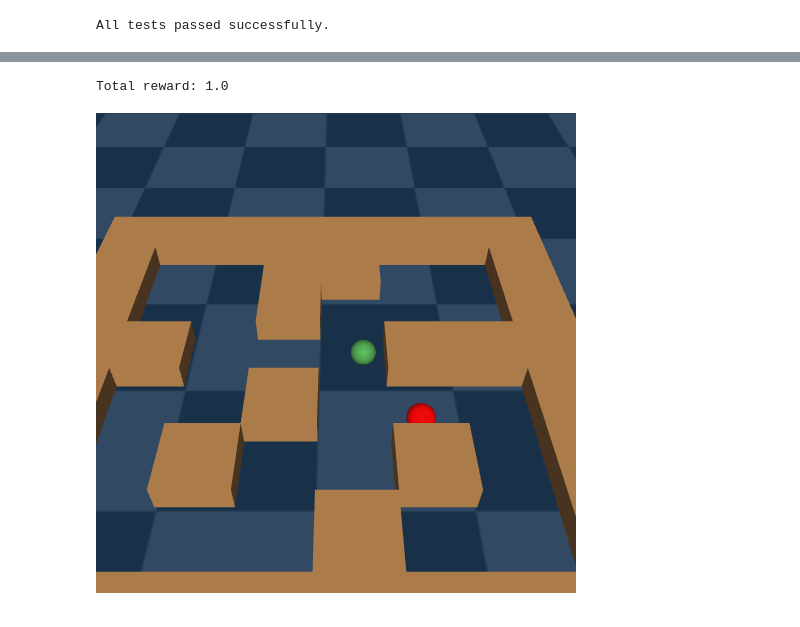
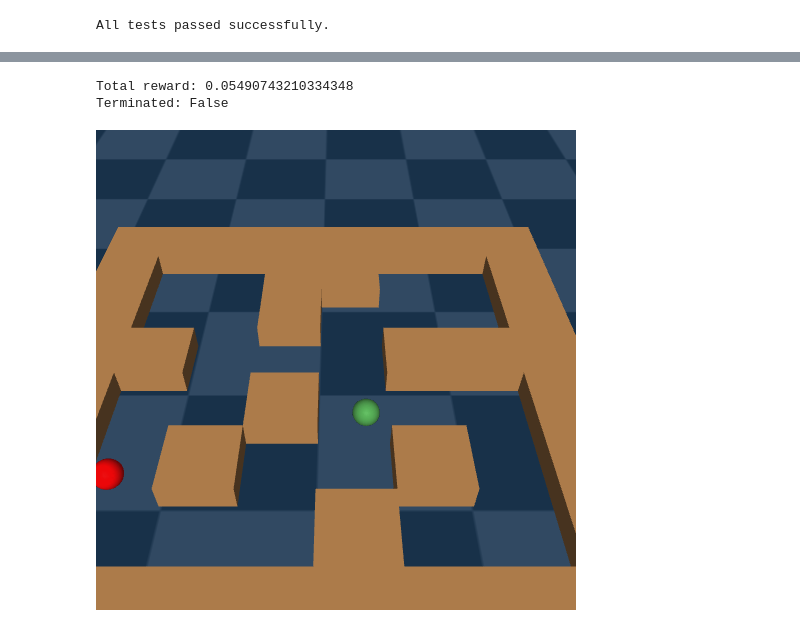
Before and after one commit to abrarsheikh/blog, a Jupyter notebook: content/offline_rl.ipynb, the cells around one changed output, grey strips where cells are left out. Saved outputs shown, nothing was run; the diff lists cells and outputs as text; code cells hidden in the pictures.

```diff
--- a/content/offline_rl.ipynb
+++ b/content/offline_rl.ipynb
@@ -794,8 +813,8 @@ def rollout(
         obs = next_obs
 
     if generate_gif:
-        return total_reward, trajectory, imgs
-    return total_reward, trajectory, _
+        return total_reward, trajectory, imgs, terminated
+    return total_reward, trajectory, _, terminated
 # %%
 def calculate_loss(
     model: nn.Module,
@@ -959,20 +1029,18 @@ Using device: mps
 # %%
-total_reward, trajectory, imgs = rollout(
+total_reward, trajectory, imgs, terminated = rollout(
     model=model,
-    env=minari.load_dataset("D4RL/pointmaze/medium-v2", True).recover_environment(
-        render_mode="rgb_array", continuing_task=False
-    ),
+    env=env,
     discretizer=dataset.discretizer,
-    beam_width=4,
-    beam_steps=3,
-    beam_context=7,
-    sample_expansion=2,
+    beam_width=32 if not local else 4,
+    beam_steps=5 if not local else 3,
+    beam_context=5 if not local else 7,
+    sample_expansion=2 if not local else 1,
     observation_dim=observation_dim,
     action_dim=action_dim,
     reward_dim=reward_dim,
     value_dim=value_dim,
     transition_dim=transition_dim,
-    max_steps=400,
+    max_steps=400 if not local else 2,
     plan_every=1,
     obs_top_k=1,
     act_top_k=2,
@@ -983,15 +1051,17 @@ total_reward, trajectory, imgs = rollout(
     generate_gif=True,
 )
 print(f"Total reward: {total_reward}")
+print(f"Terminated: {terminated}")
 # %% [output]
-Total reward: 1.0
+Total reward: 0.05490743210334348
+Terminated: False
 # %%
 import imageio
 from IPython.display import Image
 
 # save the images as a gif
-imageio.mimsave("trajectory.gif", imgs, fps=30)
+imageio.mimsave(f"{base_dir}/trajectory.gif", imgs, fps=30)
 # display the gif and repeat it forever
-Image(filename="trajectory.gif")
+Image(filename=f"{base_dir}/trajectory.gif")
 # %% [output]
-[figure, old version]
+[figure, new version]
```
Also changed, not shown: parts of 4 cells of this notebook, 2 other files.
